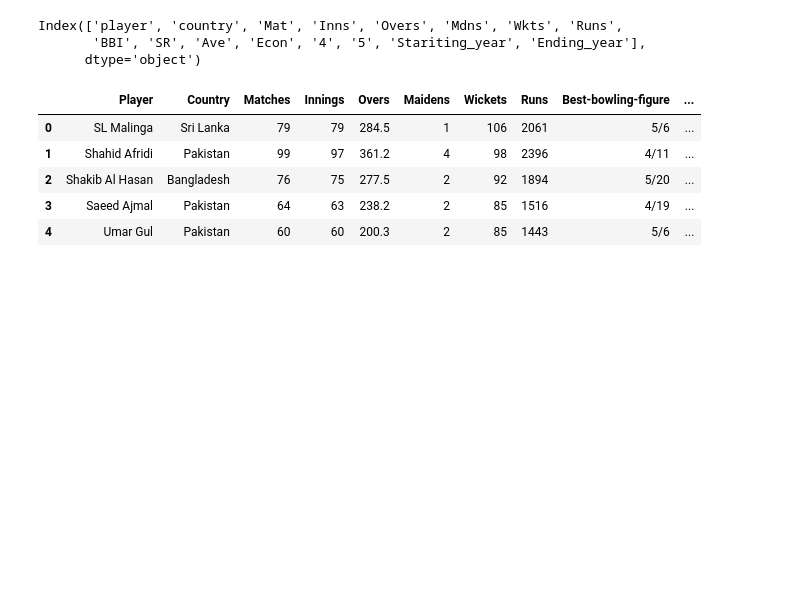
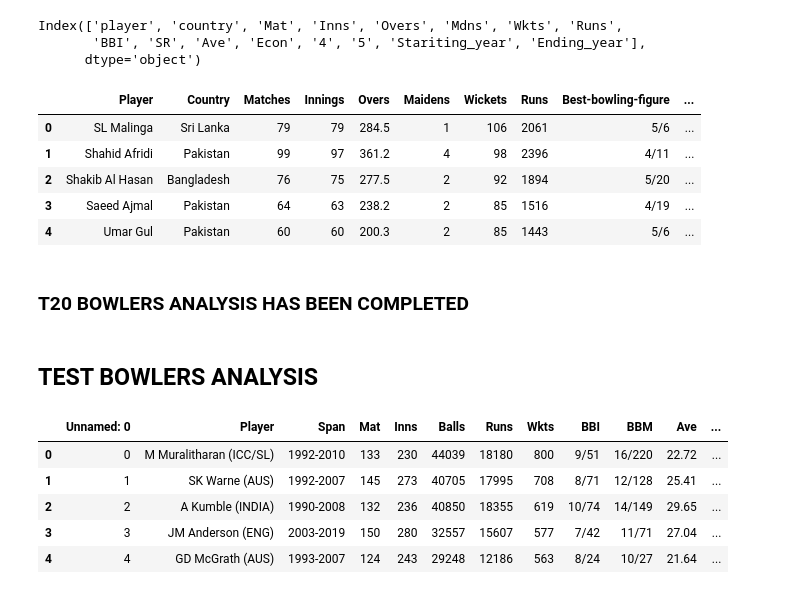
Before and after one commit to zahid16-code/Cricket-Data-Analysis, a Jupyter notebook: CricketdataAnalysys.ipynb, the cells around one changed output. Saved outputs shown, nothing was run; the diff lists cells and outputs as text; code cells hidden in the pictures; blank space fills up the shorter version.

```diff
--- a/CricketdataAnalysys.ipynb
+++ b/CricketdataAnalysys.ipynb
@@ -1147,3 +1147,18 @@ t20_bowlers.head()
 | 4 | Umar Gul | Pakistan | 60 | 60 | 200.3 | 2 | 85 | 1443 | 5/6 | ... |
 # %%
 t20_bowlers.to_csv("AnalyzedData/T20_bowling.csv",index=False)
+# %% [markdown]
+### T20 BOWLERS ANALYSIS HAS BEEN COMPLETED
+# %% [markdown]
+## TEST BOWLERS ANALYSIS
+# %%
+test_bowlers=pd.read_csv('Bowling/Bowling_Test.csv')
+# %%
+test_bowlers.head()
+# %% [output]
+|  | Unnamed: 0 | Player | Span | Mat | Inns | Balls | Runs | Wkts | BBI | BBM | Ave | ... |
+| 0 | 0 | M Muralitharan (ICC/SL) | 1992-2010 | 133 | 230 | 44039 | 18180 | 800 | 9/51 | 16/220 | 22.72 | ... |
+| 1 | 1 | SK Warne (AUS) | 1992-2007 | 145 | 273 | 40705 | 17995 | 708 | 8/71 | 12/128 | 25.41 | ... |
+| 2 | 2 | A Kumble (INDIA) | 1990-2008 | 132 | 236 | 40850 | 18355 | 619 | 10/74 | 14/149 | 29.65 | ... |
+| 3 | 3 | JM Anderson (ENG) | 2003-2019 | 150 | 280 | 32557 | 15607 | 577 | 7/42 | 11/71 | 27.04 | ... |
+| 4 | 4 | GD McGrath (AUS) | 1993-2007 | 124 | 243 | 29248 | 12186 | 563 | 8/24 | 10/27 | 21.64 | ... |
```
Also changed, not shown: parts of 8 cells of this notebook.
